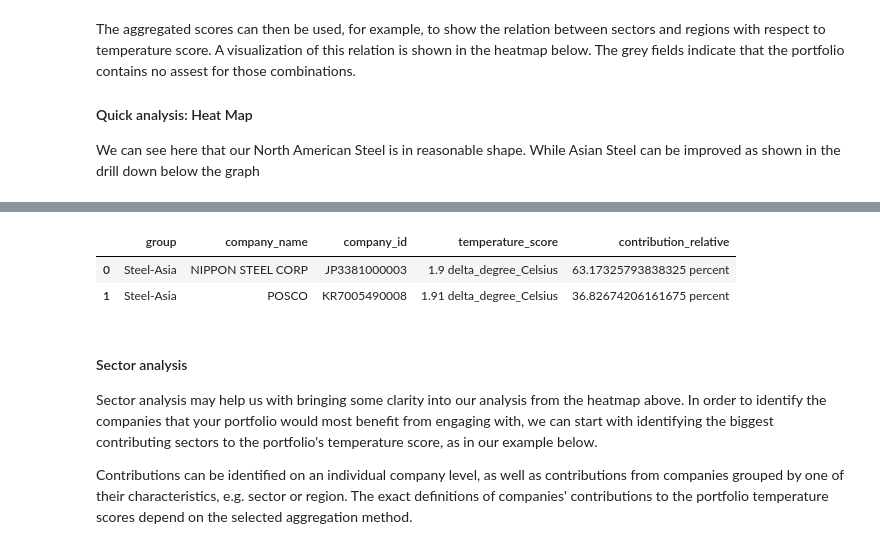
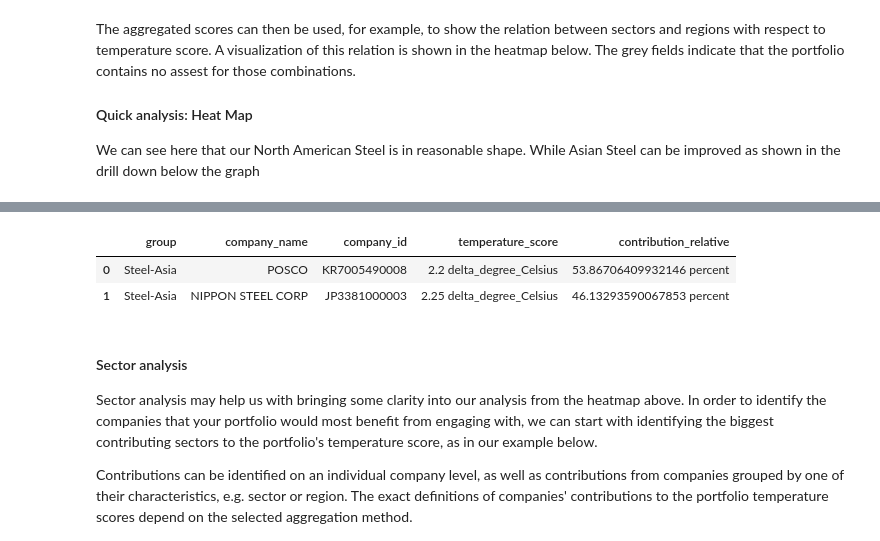
Before and after one commit to os-climate/ITR, a Jupyter notebook: examples/quick_template_score_calc.ipynb, the cells around one changed output, grey strips where cells are left out. Cells and saved outputs as stored; diff of their text form; code cells hidden in the pictures.

```diff
--- a/examples/quick_template_score_calc.ipynb
+++ b/examples/quick_template_score_calc.ipynb
@@ -286,13 +301,14 @@ plot_grouped_heatmap(grouped_aggregations, analysis_parameters)
 # %%
 region = 'Asia'
 sector = 'Steel'
 group = sector + '-' + region
+analysis_parameters = ([ETimeFrames.LONG], [EScope.S1S2], grouping)
 group_contributions = get_contributions_per_group(grouped_aggregations, analysis_parameters, group)
 group_contributions.round(2)
 # %% [output]
 |  | group | company_name | company_id | temperature_score | contribution_relative |
-| 0 | Steel-Asia | NIPPON STEEL CORP | JP3381000003 | 1.9 delta_degree_Celsius | 63.17325793838325 percent |
-| 1 | Steel-Asia | POSCO | KR7005490008 | 1.91 delta_degree_Celsius | 36.82674206161675 percent |
+| 0 | Steel-Asia | POSCO | KR7005490008 | 2.2 delta_degree_Celsius | 53.86706409932146 percent |
+| 1 | Steel-Asia | NIPPON STEEL CORP | JP3381000003 | 2.25 delta_degree_Celsius | 46.13293590067853 percent |
 # %% [markdown]
 #### Sector analysis
 
```
Also changed, not shown: parts of 11 cells of this notebook, 14 other files.
